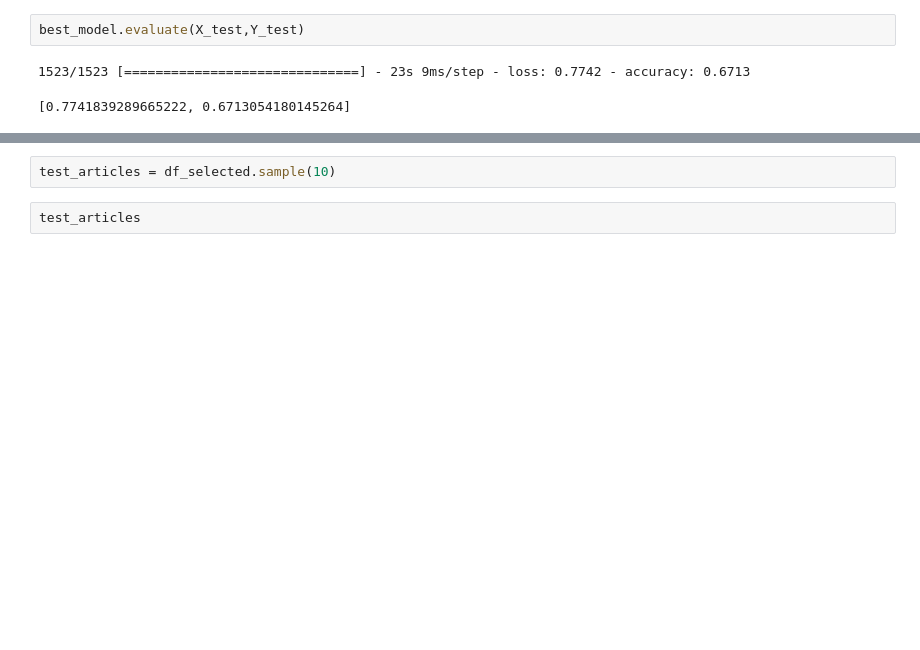
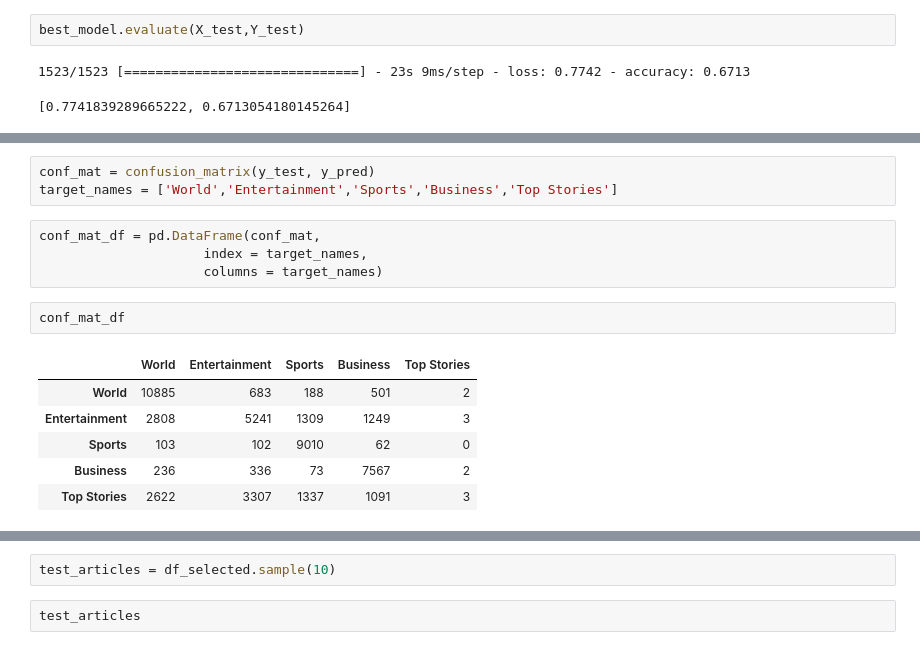
Before and after one commit to krisivarga/deep_learning_HW_big, a Jupyter notebook: LSTM_Text_Class.ipynb, the cells around one changed output, grey strips where cells are left out. Saved outputs shown, nothing was run; the diff lists cells and outputs as text; blank space fills up the shorter version.

```diff
--- a/LSTM_Text_Class.ipynb
+++ b/LSTM_Text_Class.ipynb
@@ -542,0 +565,16 @@ best_model.evaluate(X_test,Y_test)
+# %%
+conf_mat = confusion_matrix(y_test, y_pred)
+target_names = ['World','Entertainment','Sports','Business','Top Stories']
+# %%
+conf_mat_df = pd.DataFrame(conf_mat,
+                     index = target_names,
+                     columns = target_names)
+# %%
+conf_mat_df
+# %% [output]
+|  | World | Entertainment | Sports | Business | Top Stories |
+| World | 10885 | 683 | 188 | 501 | 2 |
+| Entertainment | 2808 | 5241 | 1309 | 1249 | 3 |
+| Sports | 103 | 102 | 9010 | 62 | 0 |
+| Business | 236 | 336 | 73 | 7567 | 2 |
+| Top Stories | 2622 | 3307 | 1337 | 1091 | 3 |
```
Also changed, not shown: parts of 4 cells of this notebook.
